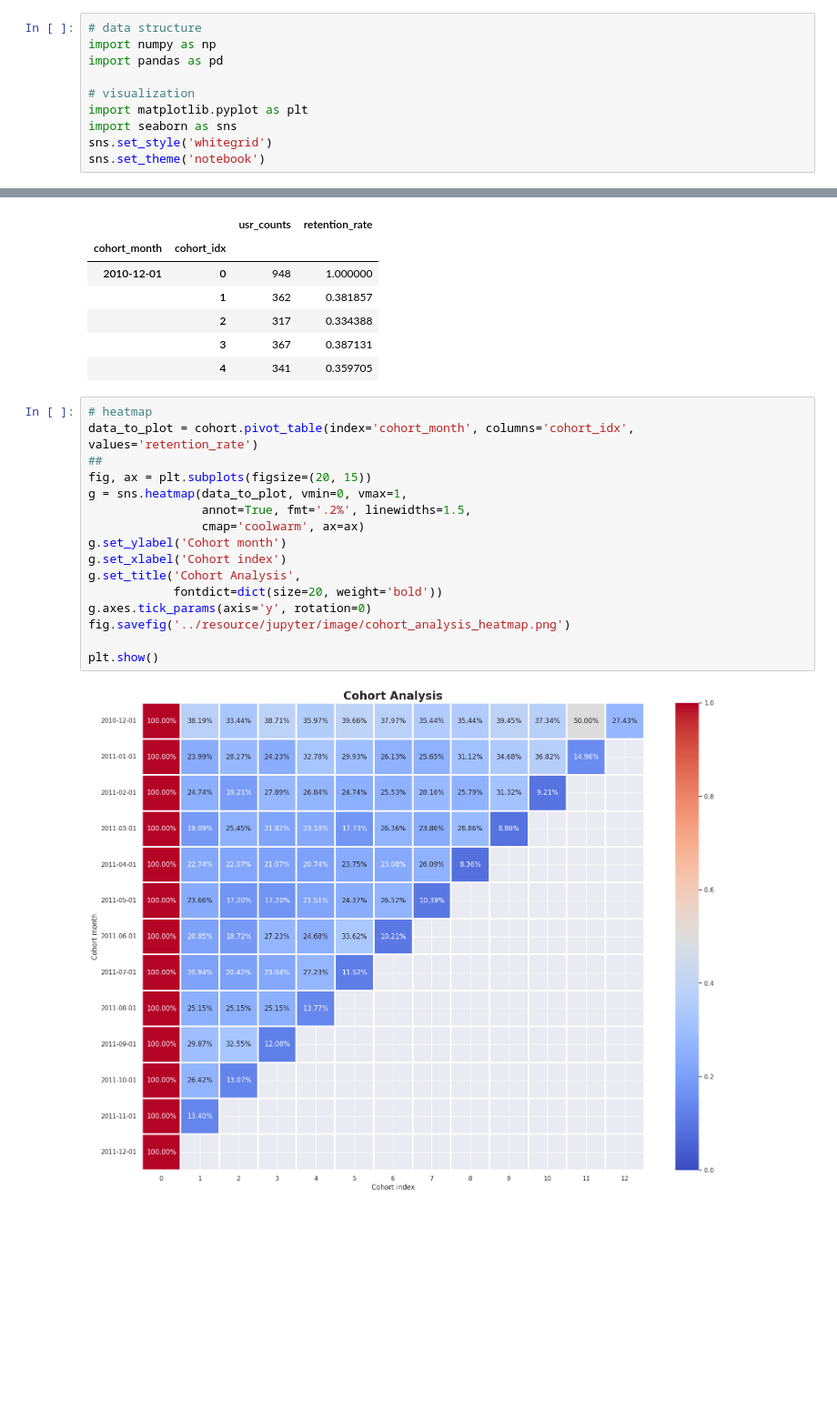
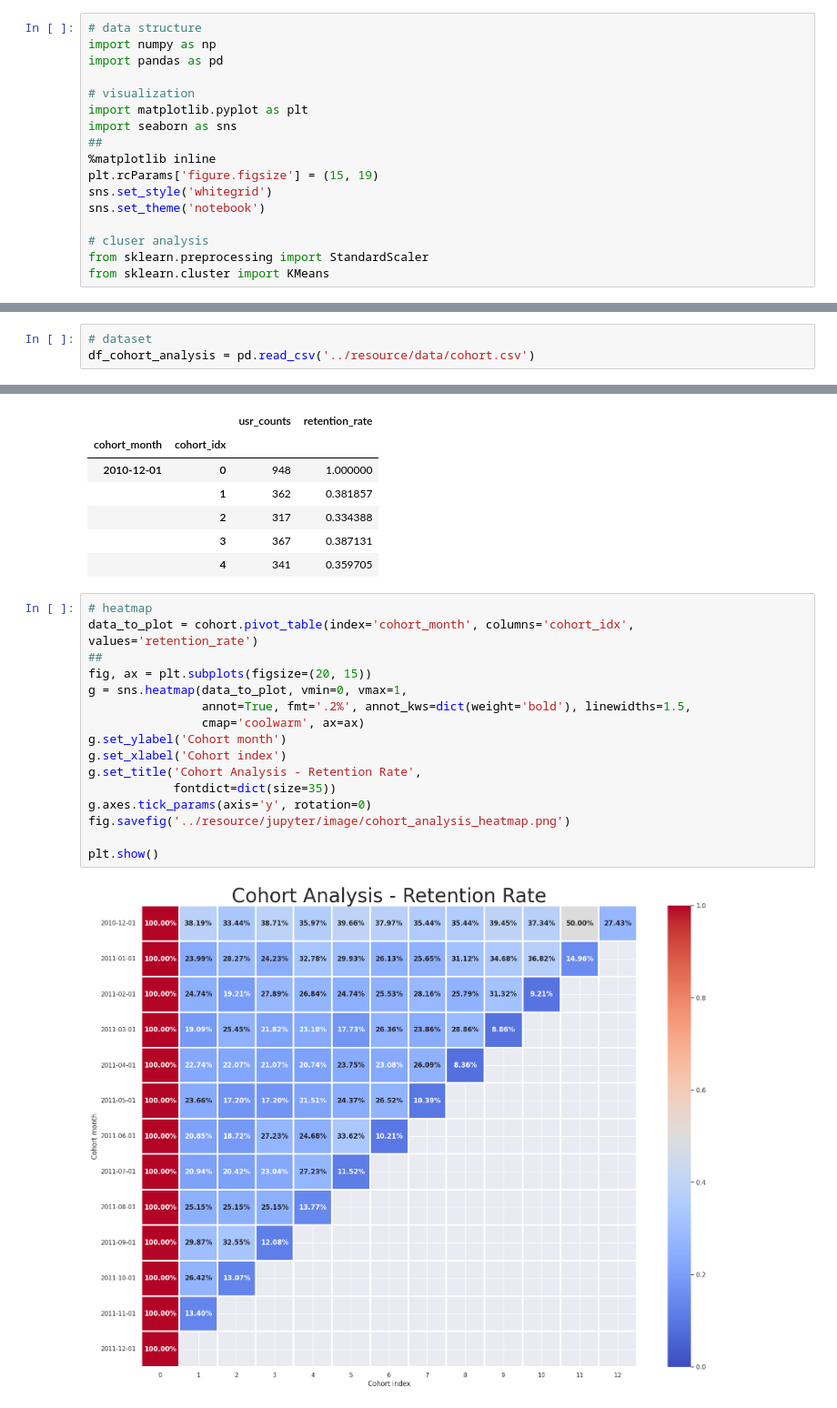
Before and after one commit to hyugai/DataAnalysis-Marketing-OnlineRetail_2010to2011, a Jupyter notebook: jupyter/init.ipynb, the cells around one changed output, grey strips where cells are left out. Shown at 91% size. Cells and saved outputs as stored; diff of their text form; blank space fills up the shorter version.

```diff
--- a/jupyter/init.ipynb
+++ b/jupyter/init.ipynb
@@ -10,8 +10,15 @@ import pandas as pd
 # visualization
 import matplotlib.pyplot as plt
 import seaborn as sns
+##
+%matplotlib inline
+plt.rcParams['figure.figsize'] = (15, 19)
 sns.set_style('whitegrid')
 sns.set_theme('notebook')
+
+# cluser analysis
+from sklearn.preprocessing import StandardScaler
+from sklearn.cluster import KMeans
 # %% [markdown]
 <b>Load Dataset</b>
 # %%
@@ -273,0 +288,3 @@ df_cohort_analysis.head()
+# %%
+# dataset
+df_cohort_analysis = pd.read_csv('../resource/data/cohort.csv')
@@ -288,18 +307,18 @@ cohort.head(5)
 # %%
 # heatmap
 data_to_plot = cohort.pivot_table(index='cohort_month', columns='cohort_idx', values='retention_rate')
 ##
 fig, ax = plt.subplots(figsize=(20, 15))
 g = sns.heatmap(data_to_plot, vmin=0, vmax=1,
-                annot=True, fmt='.2%', linewidths=1.5,
+                annot=True, fmt='.2%', annot_kws=dict(weight='bold'), linewidths=1.5,
                 cmap='coolwarm', ax=ax)
 g.set_ylabel('Cohort month')
 g.set_xlabel('Cohort index')
-g.set_title('Cohort Analysis',
-            fontdict=dict(size=20, weight='bold'))
+g.set_title('Cohort Analysis - Retention Rate',
+            fontdict=dict(size=35))
 g.axes.tick_params(axis='y', rotation=0)
 fig.savefig('../resource/jupyter/image/cohort_analysis_heatmap.png')
 
 plt.show()
 # %% [output]
-[figure, old version]
+[figure, new version]
```
Also changed, not shown: parts of 8 cells of this notebook, 2 other files.
